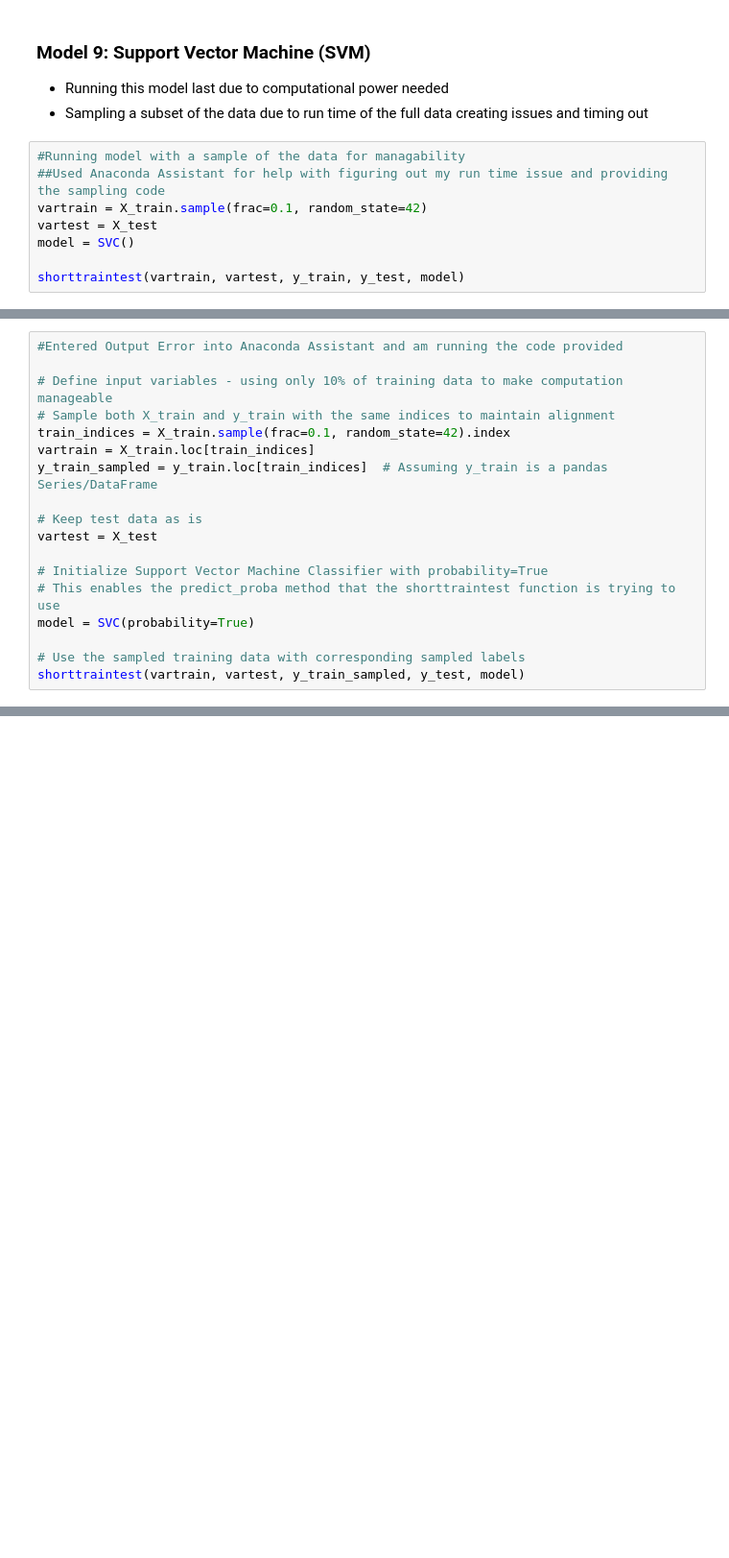
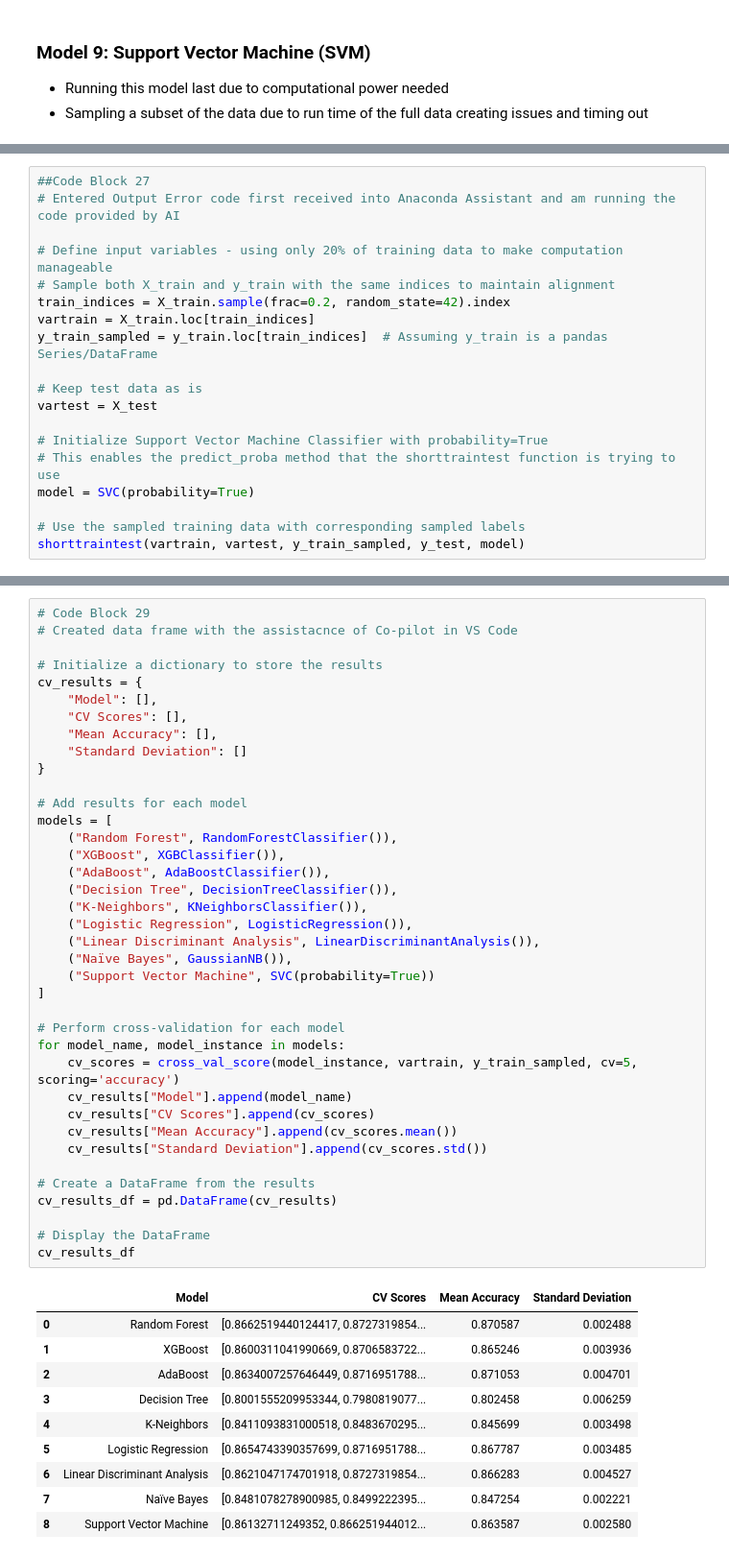
Before and after one commit to chance-roberts/DATA6550-Reproducibility, a Jupyter notebook: Code/Noblit/ANoblit_Reproducibility.ipynb, the cells around one changed output, grey strips where cells are left out. Shown at 96% size. Cells and saved outputs as stored; diff of their text form; blank space fills up the shorter version.

```diff
--- a/Code/Noblit/ANoblit_Reproducibility.ipynb
+++ b/Code/Noblit/ANoblit_Reproducibility.ipynb
@@ -538,11 +570,3 @@ CV Accuracy Scores:
 ### Model 9: Support Vector Machine (SVM)
 - Running this model last due to computational power needed
 - Sampling a subset of the data due to run time of the full data creating issues and timing out
-# %%
-#Running model with a sample of the data for managability
-##Used Anaconda Assistant for help with figuring out my run time issue and providing the sampling code
-vartrain = X_train.sample(frac=0.1, random_state=42)
-vartest = X_test
-model = SVC()
-
-shorttraintest(vartrain, vartest, y_train, y_test, model)
@@ -570,9 +573,10 @@ AttributeError: This 'SVC' has no attribute 'predict_proba'
 # %%
-#Entered Output Error into Anaconda Assistant and am running the code provided
+##Code Block 27
+# Entered Output Error code first received into Anaconda Assistant and am running the code provided by AI
 
-# Define input variables - using only 10% of training data to make computation manageable
+# Define input variables - using only 20% of training data to make computation manageable
 # Sample both X_train and y_train with the same indices to maintain alignment
-train_indices = X_train.sample(frac=0.1, random_state=42).index
+train_indices = X_train.sample(frac=0.2, random_state=42).index
 vartrain = X_train.loc[train_indices]
 y_train_sampled = y_train.loc[train_indices]  # Assuming y_train is a pandas Series/DataFrame
 
@@ -642,0 +620,49 @@ cv_results_df
+# %%
+# Code Block 29
+# Created data frame with the assistacnce of Co-pilot in VS Code
+
+# Initialize a dictionary to store the results
+cv_results = {
+    "Model": [],
+    "CV Scores": [],
+    "Mean Accuracy": [],
+    "Standard Deviation": []
+}
+
+# Add results for each model
+models = [
+    ("Random Forest", RandomForestClassifier()),
+    ("XGBoost", XGBClassifier()),
+    ("AdaBoost", AdaBoostClassifier()),
+    ("Decision Tree", DecisionTreeClassifier()),
+    ("K-Neighbors", KNeighborsClassifier()),
+    ("Logistic Regression", LogisticRegression()),
+    ("Linear Discriminant Analysis", LinearDiscriminantAnalysis()),
+    ("Naïve Bayes", GaussianNB()),
+    ("Support Vector Machine", SVC(probability=True))
+]
+
+# Perform cross-validation for each model
+for model_name, model_instance in models:
+    cv_scores = cross_val_score(model_instance, vartrain, y_train_sampled, cv=5, scoring='accuracy')
+    cv_results["Model"].append(model_name)
+    cv_results["CV Scores"].append(cv_scores)
+    cv_results["Mean Accuracy"].append(cv_scores.mean())
+    cv_results["Standard Deviation"].append(cv_scores.std())
+
+# Create a DataFrame from the results
+cv_results_df = pd.DataFrame(cv_results)
+
+# Display the DataFrame
+cv_results_df
+# %% [output]
+|  | Model | CV Scores | Mean Accuracy | Standard Deviation |
+| 0 | Random Forest | [0.8662519440124417, 0.8727319854... | 0.870587 | 0.002488 |
+| 1 | XGBoost | [0.8600311041990669, 0.8706583722... | 0.865246 | 0.003936 |
+| 2 | AdaBoost | [0.8634007257646449, 0.8716951788... | 0.871053 | 0.004701 |
+| 3 | Decision Tree | [0.8001555209953344, 0.7980819077... | 0.802458 | 0.006259 |
+| 4 | K-Neighbors | [0.8411093831000518, 0.8483670295... | 0.845699 | 0.003498 |
+| 5 | Logistic Regression | [0.8654743390357699, 0.8716951788... | 0.867787 | 0.003485 |
+| 6 | Linear Discriminant Analysis | [0.8621047174701918, 0.8727319854... | 0.866283 | 0.004527 |
+| 7 | Naïve Bayes | [0.8481078278900985, 0.8499222395... | 0.847254 | 0.002221 |
+| 8 | Support Vector Machine | [0.86132711249352, 0.866251944012... | 0.863587 | 0.002580 |
```
Also changed, not shown: parts of 32 cells of this notebook.
